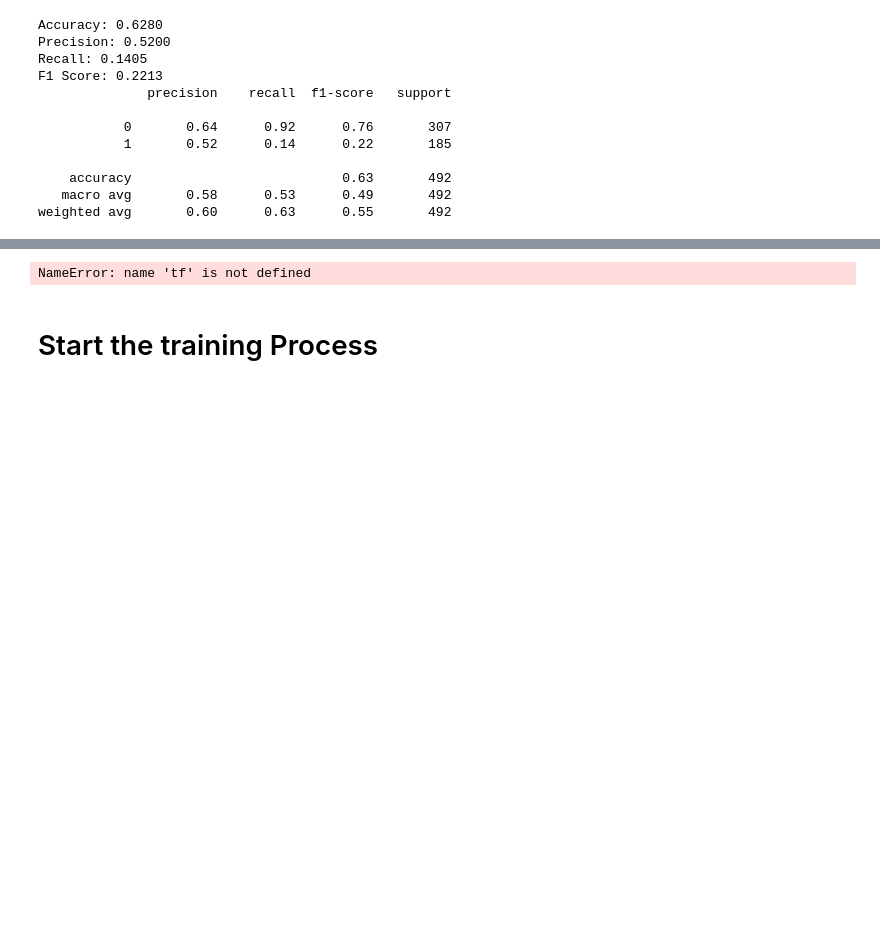
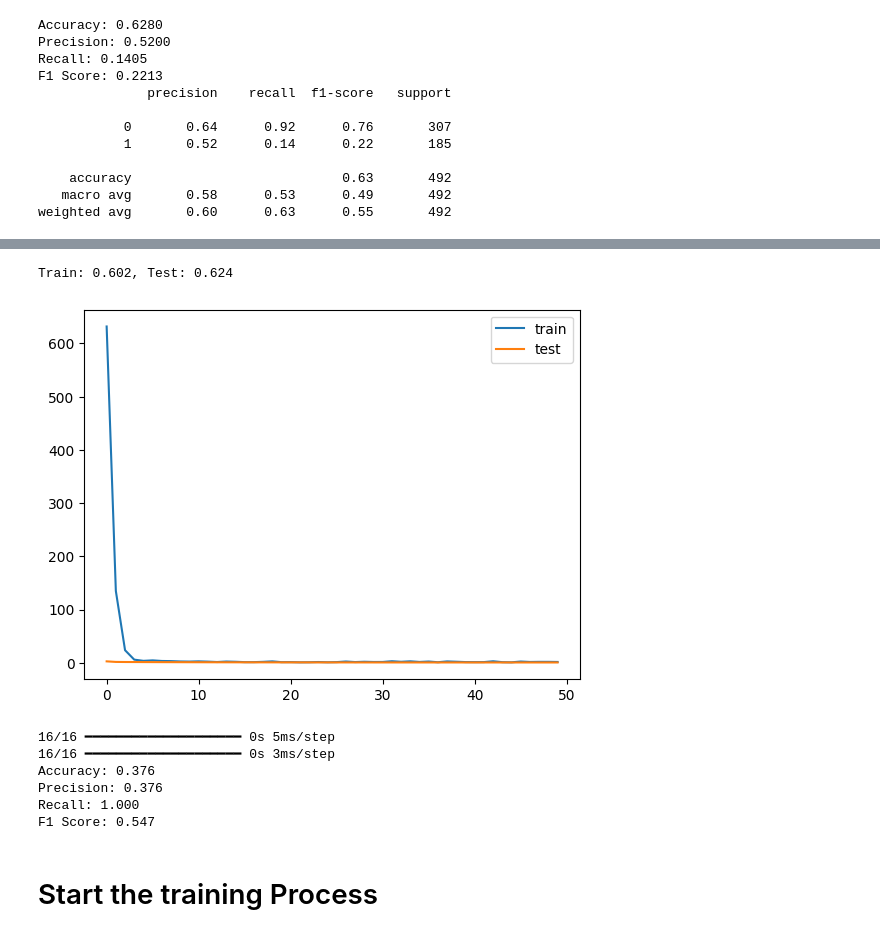
Before and after one commit to tomunizua/waterqualitymodel_pld3, a Jupyter notebook: waterqualitymodel_pld3_.ipynb, the cells around one changed output, grey strips where cells are left out. Saved outputs shown, nothing was run; the diff lists cells and outputs as text; code cells hidden in the pictures; blank space fills up the shorter version.

```diff
--- a/waterqualitymodel_pld3_.ipynb
+++ b/waterqualitymodel_pld3_.ipynb
@@ -235,74 +288,46 @@ def model_name_of_student():
 # %%
-#Model Definition by member 3
-def model_name_of_student():
-
-  return
-
-  import tensorflow as tf
-from tensorflow.keras import layers, regularizers, callbacks
-from tensorflow.keras.models import Sequential
-from tensorflow.keras.optimizers import RMSprop
-from tensorflow.keras.layers import Input
-
-def ruth_model():
-    model = tf.keras.Sequential([
-        Input(shape=(X_train.shape[1],)),
-        layers.Dense(64, activation='relu', kernel_regularizer=regularizers.l1(0.005)),
-        layers.Dropout(0.3),
-        layers.Dense(32, activation='relu', kernel_regularizer=regularizers.l1(0.005)),
-        layers.Dropout(0.3),
-        layers.Dense(1, activation='sigmoid')
-    ])
-
-    #  Compiling model
-    model.compile(optimizer='RMSprop', loss="binary_crossentropy", metrics=["accuracy"])
-
-    return model
-
-# Model summary
-model = ruth_model()
-model.summary()
-
-from tensorflow.keras.callbacks import EarlyStopping
-
-# fit model
-es=EarlyStopping(monitor='val_loss', mode='min', verbose=1, patience=10)
-
-history = model.fit(X_train, y_train, validation_data=(X_test, y_test), epochs=4000, verbose=0, callbacks=[es])
+history = model.fit(X_train, y_train, validation_data=(X_test, y_test), epochs=50, verbose=0, callbacks=[es])
 
 
 # Evaluate the model
 _, train_acc = model.evaluate(X_train, y_train, verbose=0)
 _, test_acc = model.evaluate(X_test, y_test, verbose=0)
 print('Train: %.3f, Test: %.3f' % (train_acc, test_acc))
 
 
 # plot training history
 plt.plot(history.history['loss'], label='train')
 plt.plot(history.history['val_loss'], label='test')
 plt.legend()
 plt.show()
 
 from sklearn.metrics import accuracy_score, precision_score, recall_score, f1_score # necessary library for metrics
 
 y_pred_prob = model.predict(X_test)
 y_pred = (y_pred_prob > 0.5).astype(int)
 
 y_predict = (model.predict(X_test) > 0.3).astype("int32")
 
 # Calculate each metric
 accuracy = accuracy_score(y_test, y_predict)
 precision = precision_score(y_test, y_predict)
 recall = recall_score(y_test, y_predict)
 f1 = f1_score(y_test, y_predict)
 
 
 print(f"Accuracy: {accuracy:.3f}")
 print(f"Precision: {precision:.3f}")
 print(f"Recall: {recall:.3f}")
 print(f"F1 Score: {f1:.3f}")
 # %% [output]
-NameError: name 'tf' is not defined
+Train: 0.602, Test: 0.624
+[figure, added]
+16/16 ━━━━━━━━━━━━━━━━━━━━ 0s 5ms/step
+16/16 ━━━━━━━━━━━━━━━━━━━━ 0s 3ms/step
+Accuracy: 0.376
+Precision: 0.376
+Recall: 1.000
+F1 Score: 0.547
 # %% [markdown]
 # Start the training Process
 # %%
```
Also changed, not shown: parts of 1 cell of this notebook.
